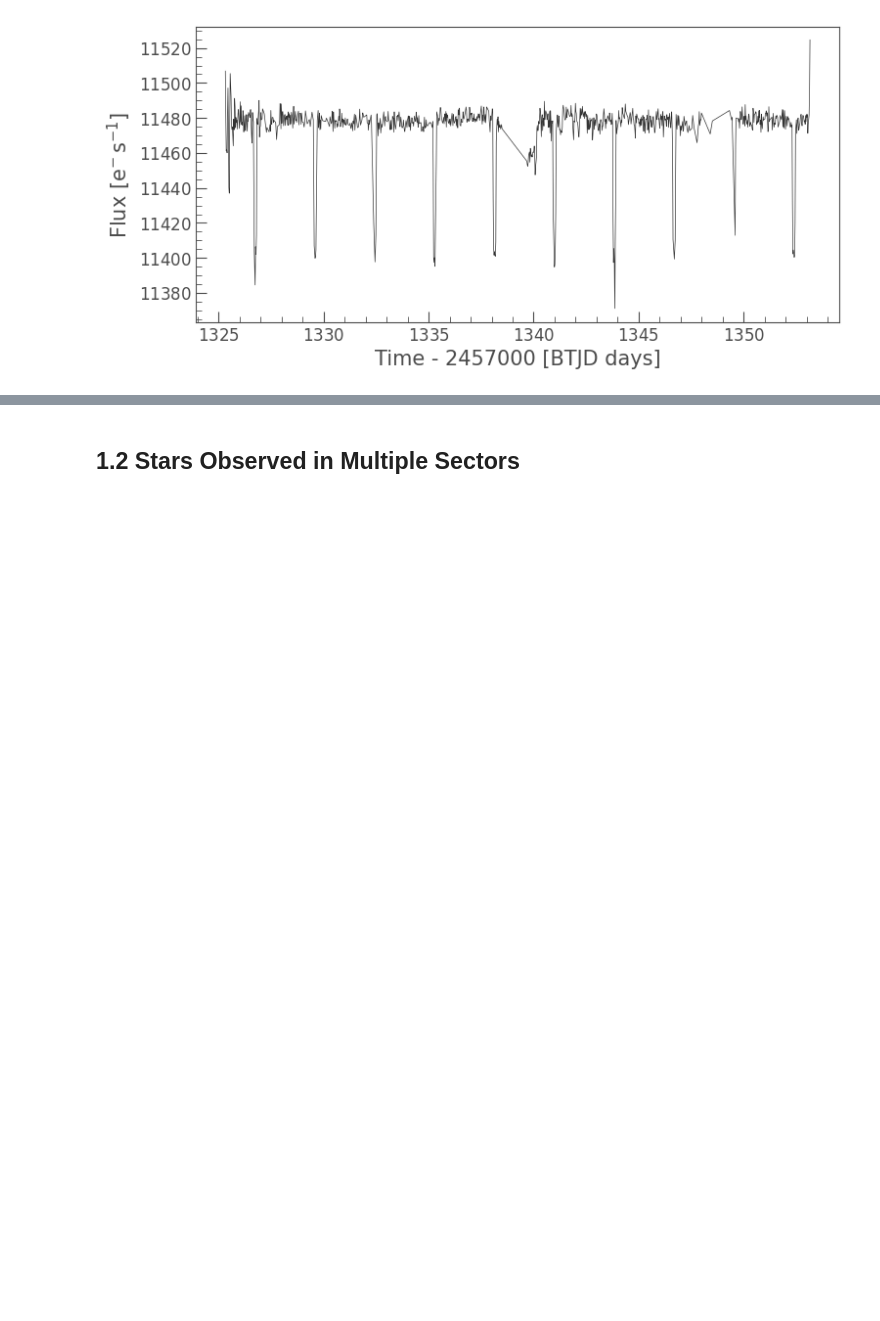
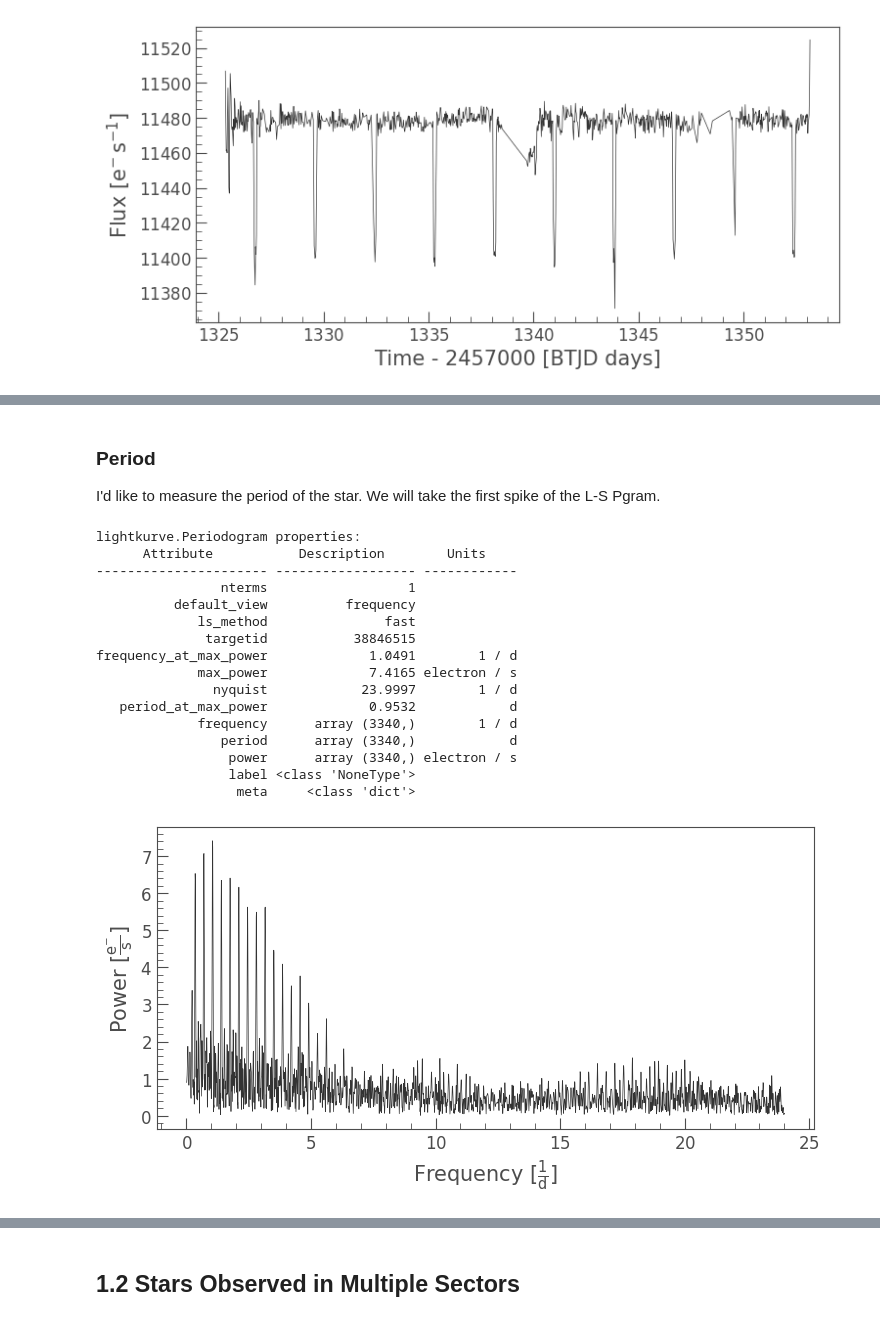
Before and after one commit to JackDinsmore/photometry-age-dating, a Jupyter notebook: WASP-100-b-analysis.ipynb, the cells around one changed output, grey strips where cells are left out. Saved outputs shown, nothing was run; the diff lists cells and outputs as text; code cells hidden in the pictures; blank space fills up the shorter version.

```diff
--- a/tutorial.ipynb
+++ b/WASP-100-b-analysis.ipynb
@@ -172,0 +202,29 @@ lk.plot()
+# %% [markdown]
+### Period
+I'd like to measure the period of the star. We will take the first spike of the L-S Pgram.
+# %%
+from lightkurve.periodogram import LombScarglePeriodogram
+from astropy.units import Quantity
+
+pg = LombScarglePeriodogram.from_lightcurve(lk)
+pg.plot()
+
+pg.show_properties()
+# %% [output]
+lightkurve.Periodogram properties:
+      Attribute           Description        Units
+---------------------- ------------------ ------------
+                nterms                  1
+          default_view          frequency
+             ls_method               fast
+              targetid           38846515
+frequency_at_max_power             1.0491        1 / d
+             max_power             7.4165 electron / s
+               nyquist            23.9997        1 / d
+   period_at_max_power             0.9532            d
+             frequency      array (3340,)        1 / d
+                period      array (3340,)            d
+                 power      array (3340,) electron / s
+                 label <class 'NoneType'>
+                  meta     <class 'dict'>
+[figure, added]
```
Also changed, not shown: parts of 10 cells of this notebook.
